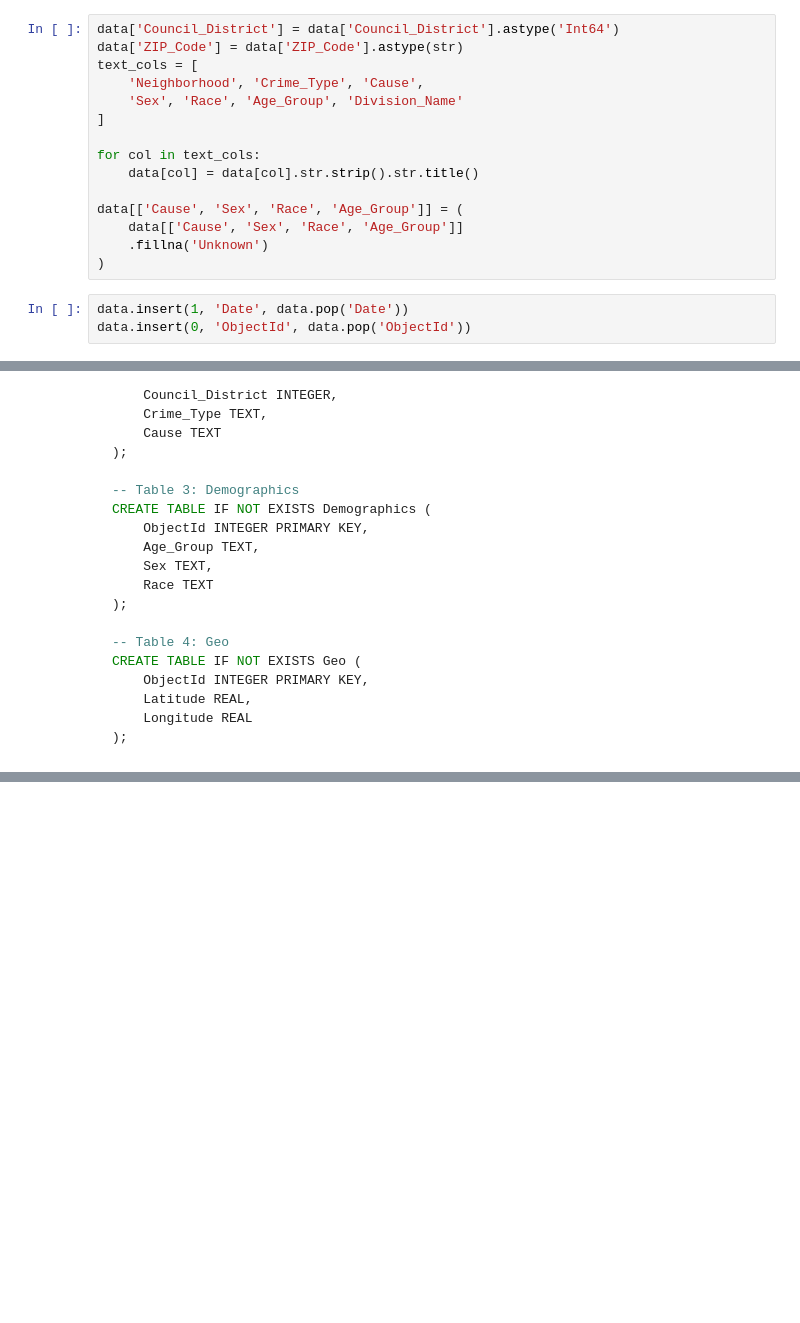
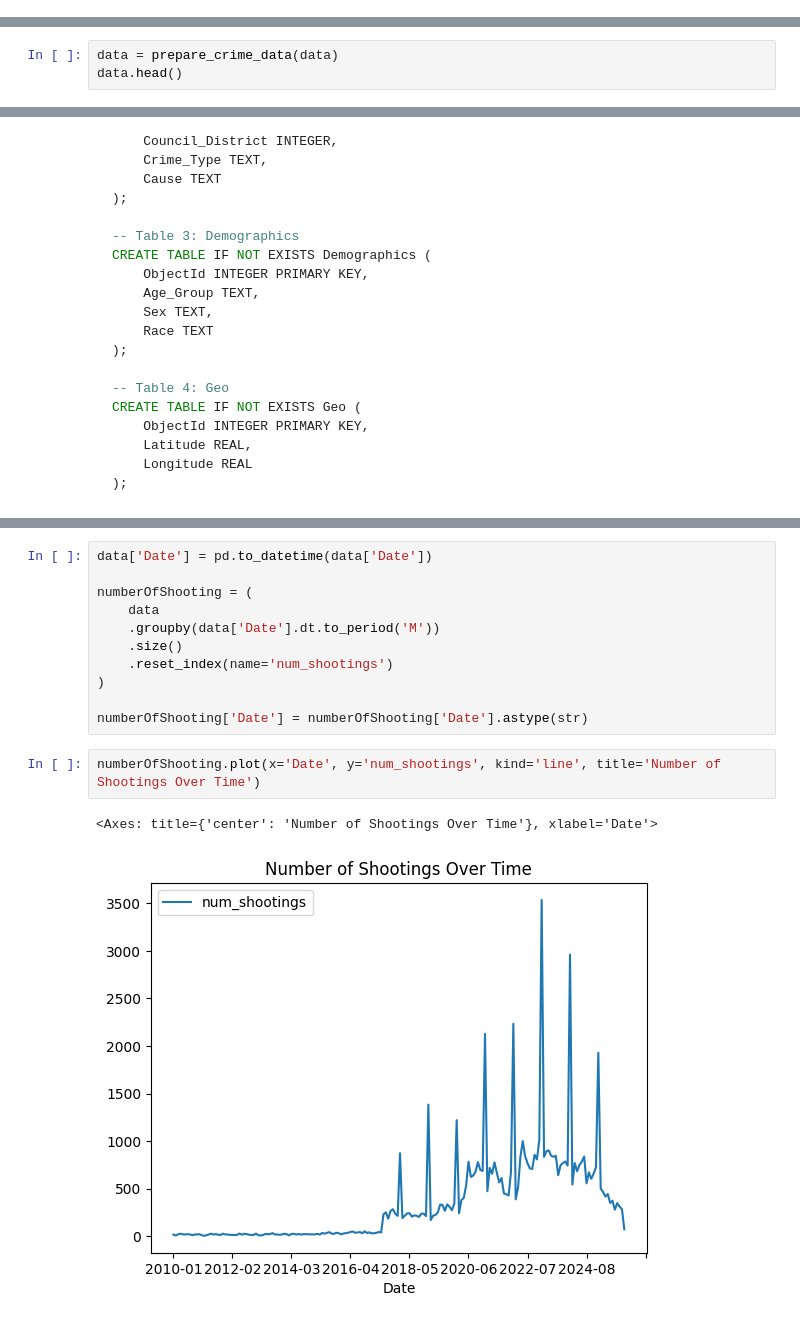
Before and after one commit to dmorton714/db_migration, a Jupyter notebook: src/notebook/notebook.ipynb, the cells around one changed output, grey strips where cells are left out. Saved outputs shown, nothing was run; the diff lists cells and outputs as text; blank space fills up the shorter version.

```diff
--- a/src/notebook/notebook.ipynb
+++ b/src/notebook/notebook.ipynb
@@ -107,18 +144,0 @@ data.head()
-# %%
-data['Council_District'] = data['Council_District'].astype('Int64')
-data['ZIP_Code'] = data['ZIP_Code'].astype(str)
-text_cols = [
-    'Neighborhood', 'Crime_Type', 'Cause',
-    'Sex', 'Race', 'Age_Group', 'Division_Name'
-]
-
-for col in text_cols:
-    data[col] = data[col].str.strip().str.title()
-
-data[['Cause', 'Sex', 'Race', 'Age_Group']] = (
-    data[['Cause', 'Sex', 'Race', 'Age_Group']]
-    .fillna('Unknown')
-)
-# %%
-data.insert(1, 'Date', data.pop('Date'))
-data.insert(0, 'ObjectId', data.pop('ObjectId'))
@@ -133,0 +145,3 @@ data.head()
+# %%
+data = prepare_crime_data(data)
+data.head()
@@ -255,0 +332,16 @@ if __name__ == "__main__":
+# %%
+data['Date'] = pd.to_datetime(data['Date'])
+
+numberOfShooting = (
+    data
+    .groupby(data['Date'].dt.to_period('M'))
+    .size()
+    .reset_index(name='num_shootings')
+)
+
+numberOfShooting['Date'] = numberOfShooting['Date'].astype(str)
+# %%
+numberOfShooting.plot(x='Date', y='num_shootings', kind='line', title='Number of Shootings Over Time')
+# %% [output]
+<Axes: title={'center': 'Number of Shootings Over Time'}, xlabel='Date'>
+[figure, added]
```
Also changed, not shown: parts of 32 cells of this notebook, 8 other files.
